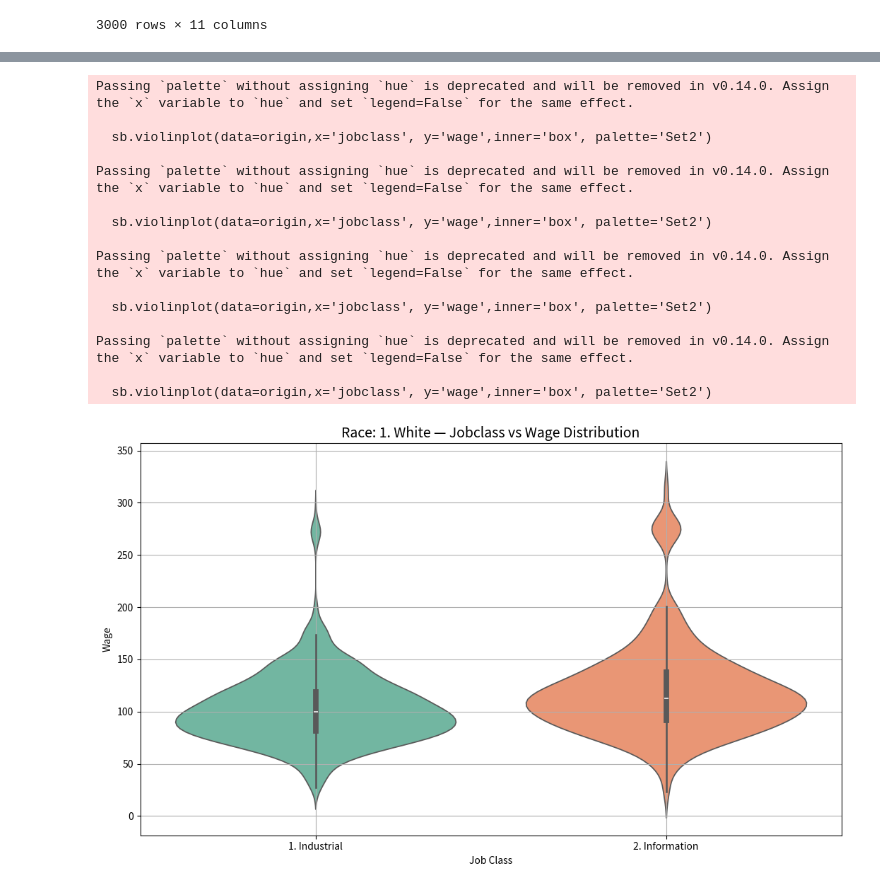
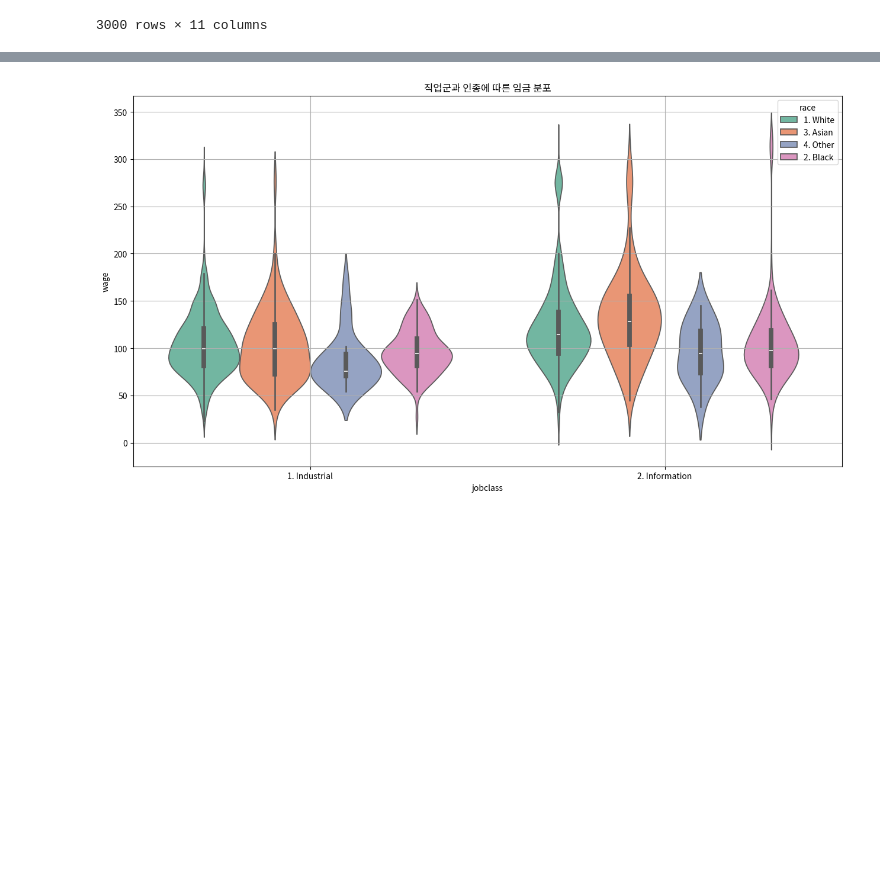
Before and after one commit to jyhong0207-netizen/python-study, a Jupyter notebook: DATA ANALYSIS BASIC/시각화 과제3개.ipynb, the cells around one changed output, grey strips where cells are left out. Saved outputs shown, nothing was run; the diff lists cells and outputs as text; code cells hidden in the pictures; blank space fills up the shorter version.

```diff
--- a/DATA ANALYSIS BASIC/시각화 과제3개.ipynb
+++ b/DATA ANALYSIS BASIC/시각화 과제3개.ipynb
@@ -76,42 +80,18 @@ plt.close()
 # %%
 width_px = 1280
 height_px = 720
-my_dpi = 100
+rows = 1
+cols = 1
 figsize = (width_px/ my_dpi, height_px/ my_dpi)
+fig, ax = plt.subplots(rows, cols,figsize=figsize, dpi=my_dpi)
 
-race_list = origin['race'].unique()
-
-for race_value in race_list:
-    subset = origin[origin['race'] == race_value]
-
-    fig, ax = plt.subplots(figsize=figsize, dpi=my_dpi)
-
-    sb.violinplot(data=origin,x='jobclass', y='wage',inner='box', palette='Set2')
-    ax.set_title(f"Race: {race_value} — Jobclass vs Wage Distribution", fontsize=14)
-    ax.set_xlabel("Job Class")
-    ax.set_ylabel("Wage")
-    ax.grid(True)
+sb.violinplot(data=origin,x='jobclass', y='wage',hue='race', palette='Set2')
+ax.set_title("직업군과 인종에 따른 임금 분포")
+ax.grid(True)
 
 
-
-ax.grid(True)
 plt.tight_layout()
 plt.show()
 plt.close()
 # %% [output]
-Passing `palette` without assigning `hue` is deprecated and will be removed in v0.14.0. Assign the `x` variable to `hue` and set `legend=False` for the same effect.
-
-  sb.violinplot(data=origin,x='jobclass', y='wage',inner='box', palette='Set2')
-
-Passing `palette` without assigning `hue` is deprecated and will be removed in v0.14.0. Assign the `x` variable to `hue` and set `legend=False` for the same effect.
-
-  sb.violinplot(data=origin,x='jobclass', y='wage',inner='box', palette='Set2')
-
-Passing `palette` without assigning `hue` is deprecated and will be removed in v0.14.0. Assign the `x` variable to `hue` and set `legend=False` for the same effect.
-
-  sb.violinplot(data=origin,x='jobclass', y='wage',inner='box', palette='Set2')
-
-Passing `palette` without assigning `hue` is deprecated and will be removed in v0.14.0. Assign the `x` variable to `hue` and set `legend=False` for the same effect.
-
-  sb.violinplot(data=origin,x='jobclass', y='wage',inner='box', palette='Set2')
-[figure, old version]
+[figure, new version]
```
Also changed, not shown: parts of 8 cells of this notebook, 4 other files.
